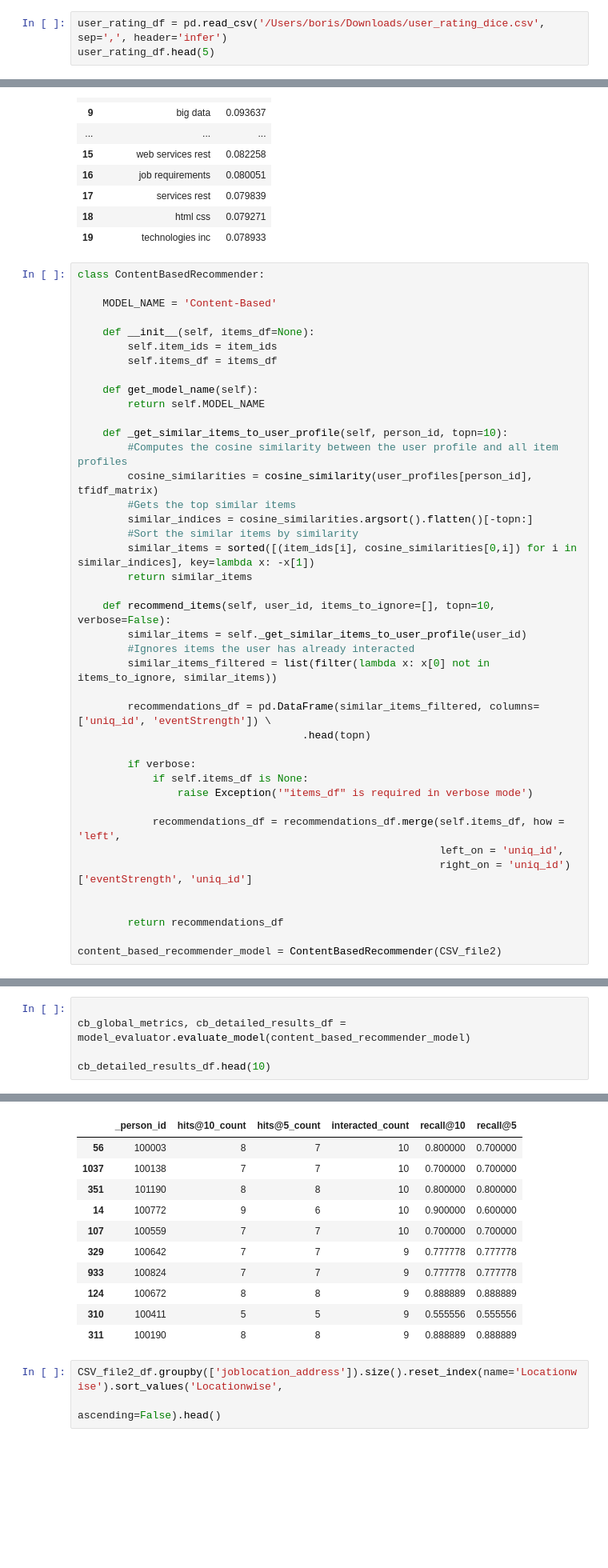
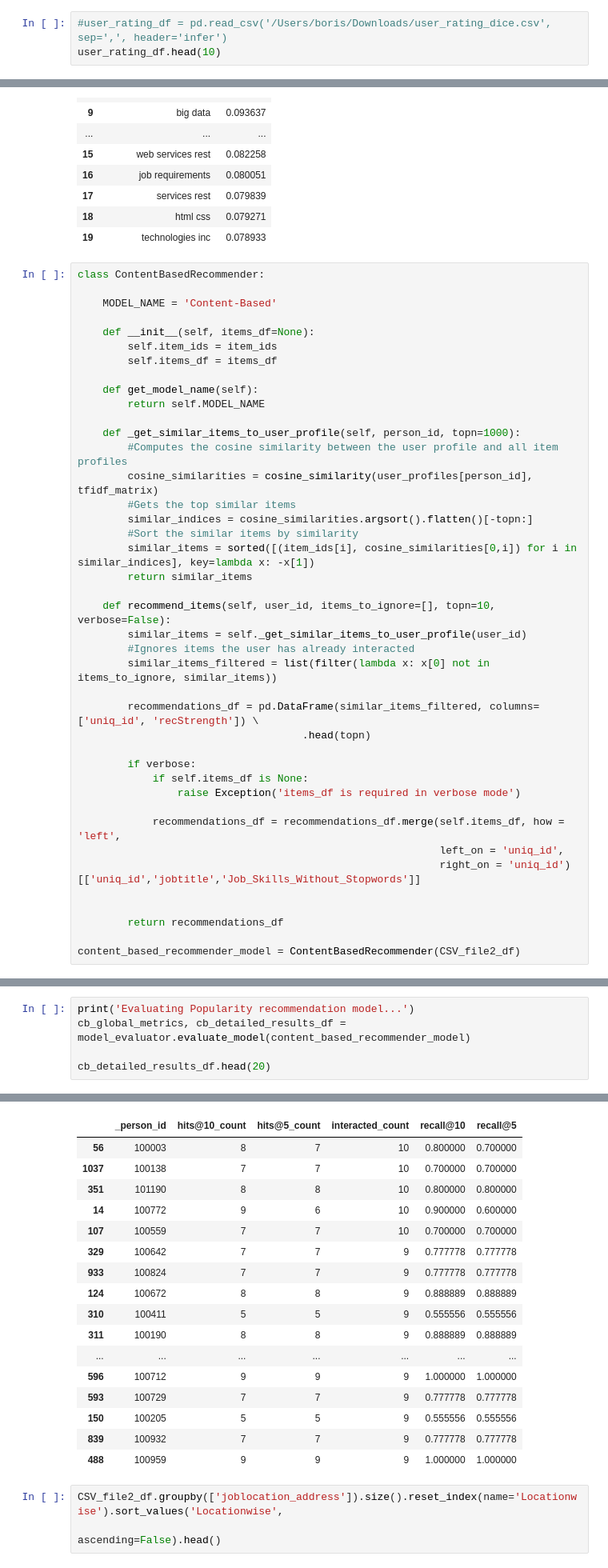
Before and after one commit to borisfidler/boris-python, a Jupyter notebook: Master-Rad/DrugiSet.ipynb, the cells around one changed output, grey strips where cells are left out. Shown: that part at 80% size. Drawn from its saved outputs; the diff is of its cells as text; blank space fills up the shorter version.

```diff
--- a/Master-Rad/DrugiSet.ipynb
+++ b/Master-Rad/DrugiSet.ipynb
@@ -23,6 +22,6 @@ import seaborn as sns
 import matplotlib.pyplot as plt
 sns.set_style('darkgrid')
 # %%
-user_rating_df = pd.read_csv('/Users/boris/Downloads/user_rating_dice.csv', sep=',', header='infer')
-user_rating_df.head(5)
+#user_rating_df = pd.read_csv('/Users/boris/Downloads/user_rating_dice.csv', sep=',', header='infer')
+user_rating_df.head(10)
 # %% [output]
@@ -342,7 +346,7 @@ class ContentBasedRecommender:
     def get_model_name(self):
         return self.MODEL_NAME
 
-    def _get_similar_items_to_user_profile(self, person_id, topn=10):
+    def _get_similar_items_to_user_profile(self, person_id, topn=1000):
         #Computes the cosine similarity between the user profile and all item profiles
         cosine_similarities = cosine_similarity(user_profiles[person_id], tfidf_matrix)
         #Gets the top similar items
@@ -356,18 +360,18 @@ class ContentBasedRecommender:
         #Ignores items the user has already interacted
         similar_items_filtered = list(filter(lambda x: x[0] not in items_to_ignore, similar_items))
 
-        recommendations_df = pd.DataFrame(similar_items_filtered, columns=['uniq_id', 'eventStrength']) \
+        recommendations_df = pd.DataFrame(similar_items_filtered, columns=['uniq_id', 'recStrength']) \
                                     .head(topn)
 
         if verbose:
             if self.items_df is None:
-                raise Exception('"items_df" is required in verbose mode')
+                raise Exception('items_df is required in verbose mode')
 
             recommendations_df = recommendations_df.merge(self.items_df, how = 'left',
                                                           left_on = 'uniq_id',
-                                                          right_on = 'uniq_id')['eventStrength', 'uniq_id']
+                                                          right_on = 'uniq_id')[['uniq_id','jobtitle','Job_Skills_Without_Stopwords']]
 
 
         return recommendations_df
 
-content_based_recommender_model = ContentBasedRecommender(CSV_file2)
+content_based_recommender_model = ContentBasedRecommender(CSV_file2_df)
@@ -417,6 +378,6 @@ content_based_recommender_model = ContentBasedRecommender(CSV_file2_df)
 # %%
-
+print('Evaluating Popularity recommendation model...')
 cb_global_metrics, cb_detailed_results_df = model_evaluator.evaluate_model(content_based_recommender_model)
 
-cb_detailed_results_df.head(10)
+cb_detailed_results_df.head(20)
 # %% [output]
@@ -423,15 +385,21 @@ cb_detailed_results_df.head(10)
 1208 users processed
 |  | _person_id | hits@10_count | hits@5_count | interacted_count | recall@10 | recall@5 |
 | 56 | 100003 | 8 | 7 | 10 | 0.800000 | 0.700000 |
 | 1037 | 100138 | 7 | 7 | 10 | 0.700000 | 0.700000 |
 | 351 | 101190 | 8 | 8 | 10 | 0.800000 | 0.800000 |
 | 14 | 100772 | 9 | 6 | 10 | 0.900000 | 0.600000 |
 | 107 | 100559 | 7 | 7 | 10 | 0.700000 | 0.700000 |
 | 329 | 100642 | 7 | 7 | 9 | 0.777778 | 0.777778 |
 | 933 | 100824 | 7 | 7 | 9 | 0.777778 | 0.777778 |
 | 124 | 100672 | 8 | 8 | 9 | 0.888889 | 0.888889 |
 | 310 | 100411 | 5 | 5 | 9 | 0.555556 | 0.555556 |
 | 311 | 100190 | 8 | 8 | 9 | 0.888889 | 0.888889 |
+| ... | ... | ... | ... | ... | ... | ... |
+| 596 | 100712 | 9 | 9 | 9 | 1.000000 | 1.000000 |
+| 593 | 100729 | 7 | 7 | 9 | 0.777778 | 0.777778 |
+| 150 | 100205 | 5 | 5 | 9 | 0.555556 | 0.555556 |
+| 839 | 100932 | 7 | 7 | 9 | 0.777778 | 0.777778 |
+| 488 | 100959 | 9 | 9 | 9 | 1.000000 | 1.000000 |
 # %%
 CSV_file2_df.groupby(['joblocation_address']).size().reset_index(name='Locationwise').sort_values('Locationwise',
                                                                                         ascending=False).head()
```
Also changed, not shown: parts of 9 cells of this notebook, 5 other files.
